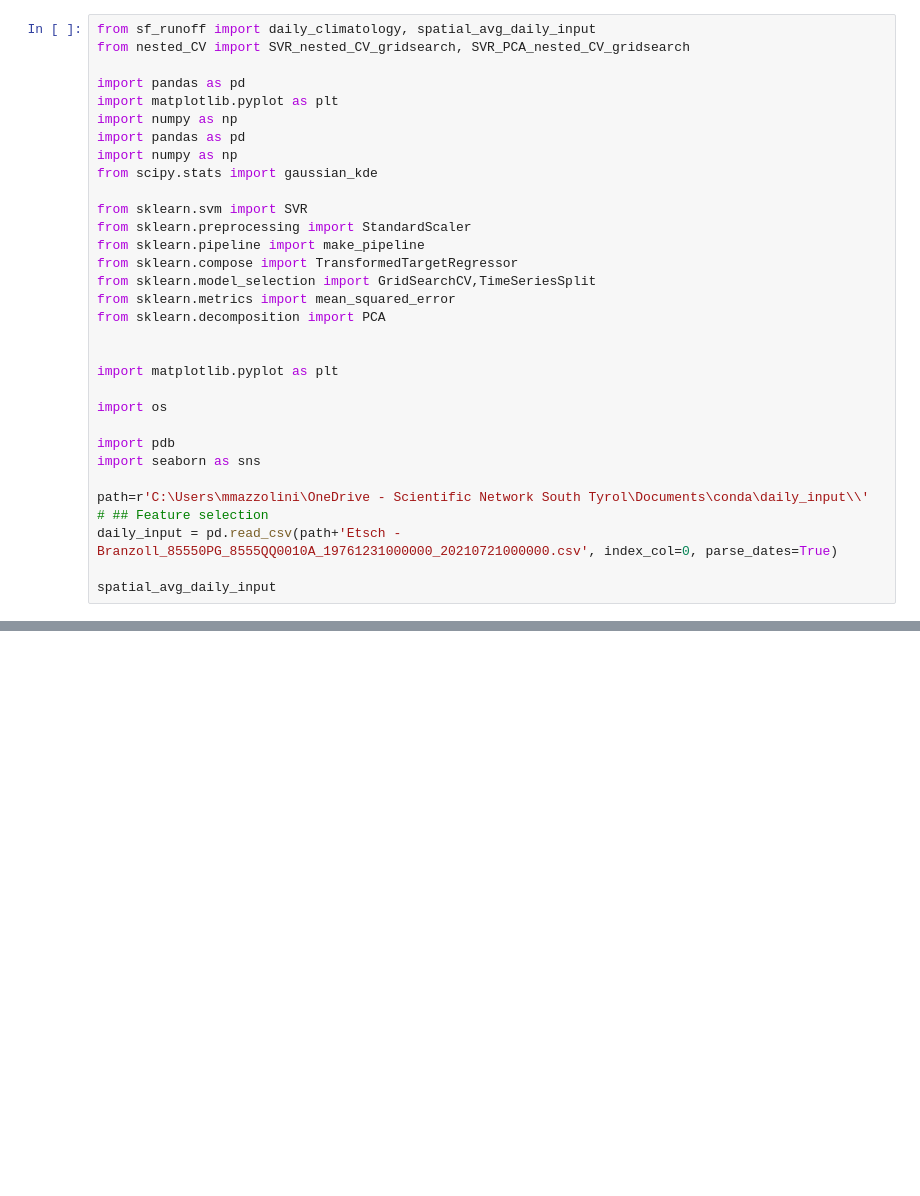
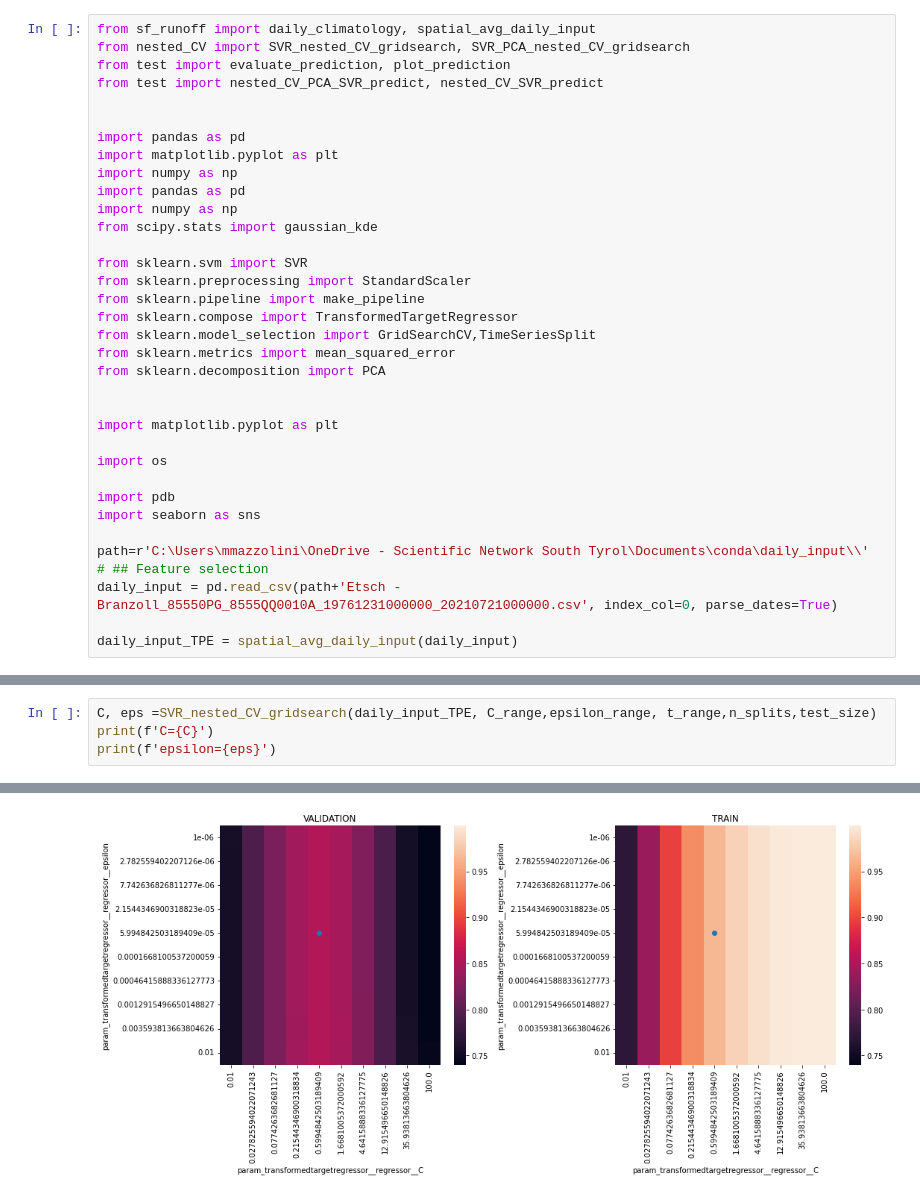
Before and after one commit to mmazzolini/Runoff_prediction, a Jupyter notebook: BRANZOLL.ipynb, the cells around one changed output, grey strips where cells are left out. Drawn from its saved outputs; the diff is of its cells as text; blank space fills up the shorter version.

```diff
--- a/BRANZOLL.ipynb
+++ b/BRANZOLL.ipynb
@@ -1,6 +1,9 @@
 # %%
 from sf_runoff import daily_climatology, spatial_avg_daily_input
 from nested_CV import SVR_nested_CV_gridsearch, SVR_PCA_nested_CV_gridsearch
+from test import evaluate_prediction, plot_prediction
+from test import nested_CV_PCA_SVR_predict, nested_CV_SVR_predict
+
 
 import pandas as pd
 import matplotlib.pyplot as plt
@@ -29,7 +32,7 @@ path=r'C:\Users\mmazzolini\OneDrive - Scientific Network South Tyrol\Documents\c
 # ## Feature selection
 daily_input = pd.read_csv(path+'Etsch - Branzoll_85550PG_8555QQ0010A_19761231000000_20210721000000.csv', index_col=0, parse_dates=True)
 
-spatial_avg_daily_input
+daily_input_TPE = spatial_avg_daily_input(daily_input)
 # %%
 #define the possible parameters value (where Gridsearch is applied)
 
@@ -53,0 +109,5 @@ C2,eps2,n2=SVR_PCA_nested_CV_gridsearch(daily_input, C_range,n_range, epsilon_ra
+# %%
+C, eps =SVR_nested_CV_gridsearch(daily_input_TPE, C_range,epsilon_range, t_range,n_splits,test_size)
+print(f'C={C}')
+print(f'epsilon={eps}')
+# %% [output]
@@ -53,0 +123 @@ C2,eps2,n2=SVR_PCA_nested_CV_gridsearch(daily_input, C_range,n_range, epsilon_ra
+[figure, added]
```
Also changed, not shown: parts of 14 cells of this notebook, 7 other files.
